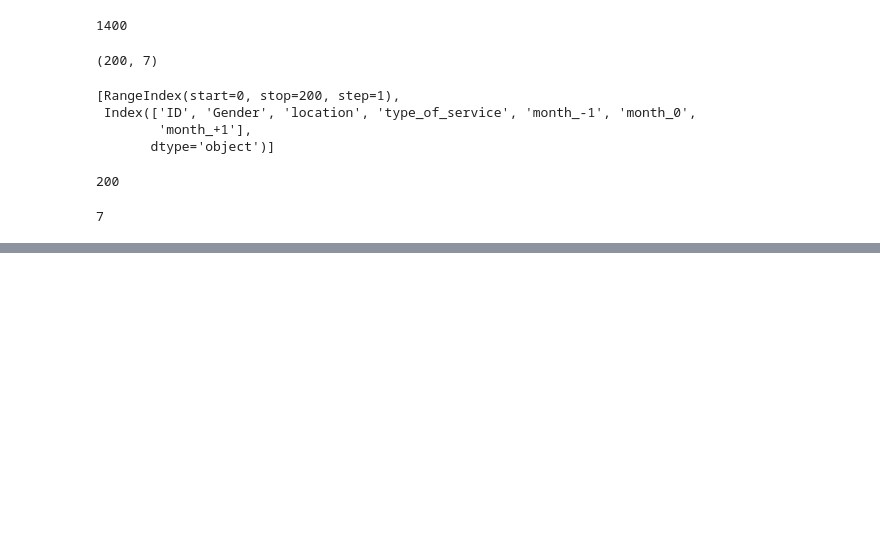
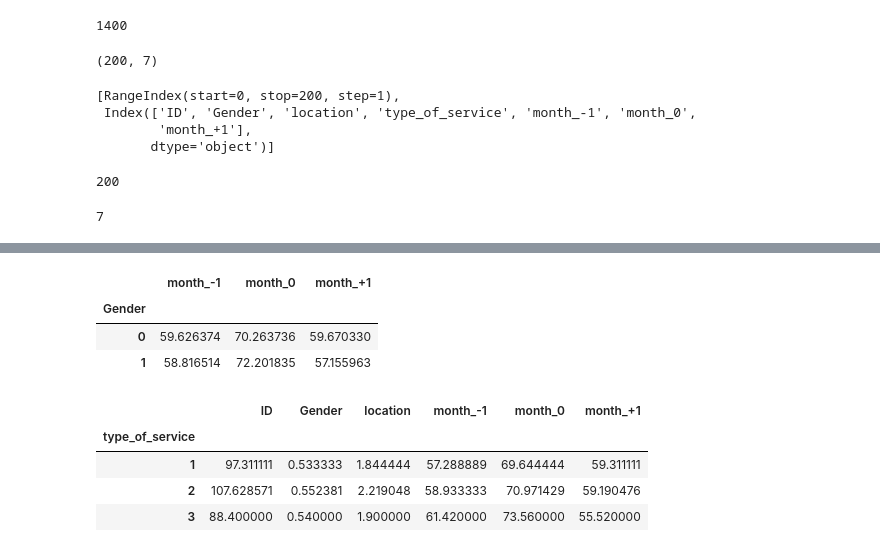
Before and after one commit to rallabg/DS_Rcode, a Jupyter notebook: Python_practice.ipynb, the cells around one changed output, grey strips where cells are left out. Saved outputs shown, nothing was run; the diff lists cells and outputs as text; code cells hidden in the pictures; blank space fills up the shorter version.

```diff
--- a/Python_practice.ipynb
+++ b/Python_practice.ipynb
@@ -77,0 +216,17 @@ df.shape[1]
+# %%
+df_gender.mean()
+# %% [output]
+|  | month_-1 | month_0 | month_+1 |
+| Gender |  |  |  |
+| 0 | 59.626374 | 70.263736 | 59.670330 |
+| 1 | 58.816514 | 72.201835 | 57.155963 |
+# %%
+df_tos = df.groupby(['type_of_service'])
+# %%
+df_tos.mean()
+# %% [output]
+|  | ID | Gender | location | month_-1 | month_0 | month_+1 |
+| type_of_service |  |  |  |  |  |  |
+| 1 | 97.311111 | 0.533333 | 1.844444 | 57.288889 | 69.644444 | 59.311111 |
+| 2 | 107.628571 | 0.552381 | 2.219048 | 58.933333 | 70.971429 | 59.190476 |
+| 3 | 88.400000 | 0.540000 | 1.900000 | 61.420000 | 73.560000 | 55.520000 |
```
Also changed, not shown: parts of 17 cells of this notebook.
